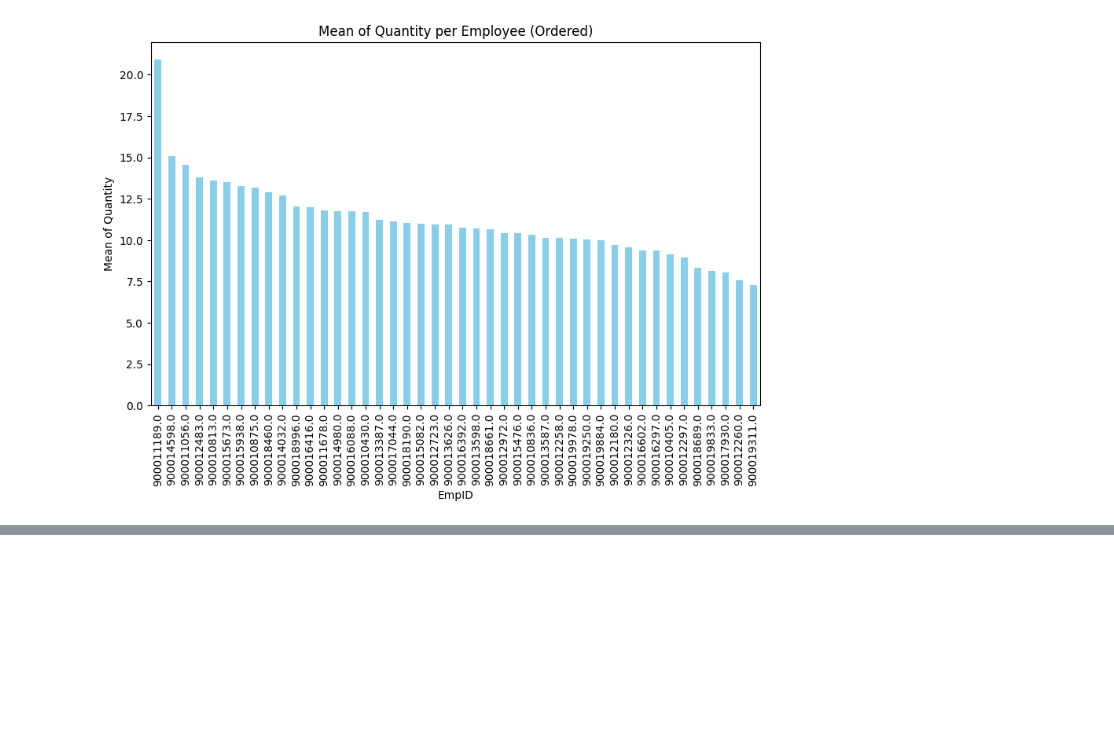
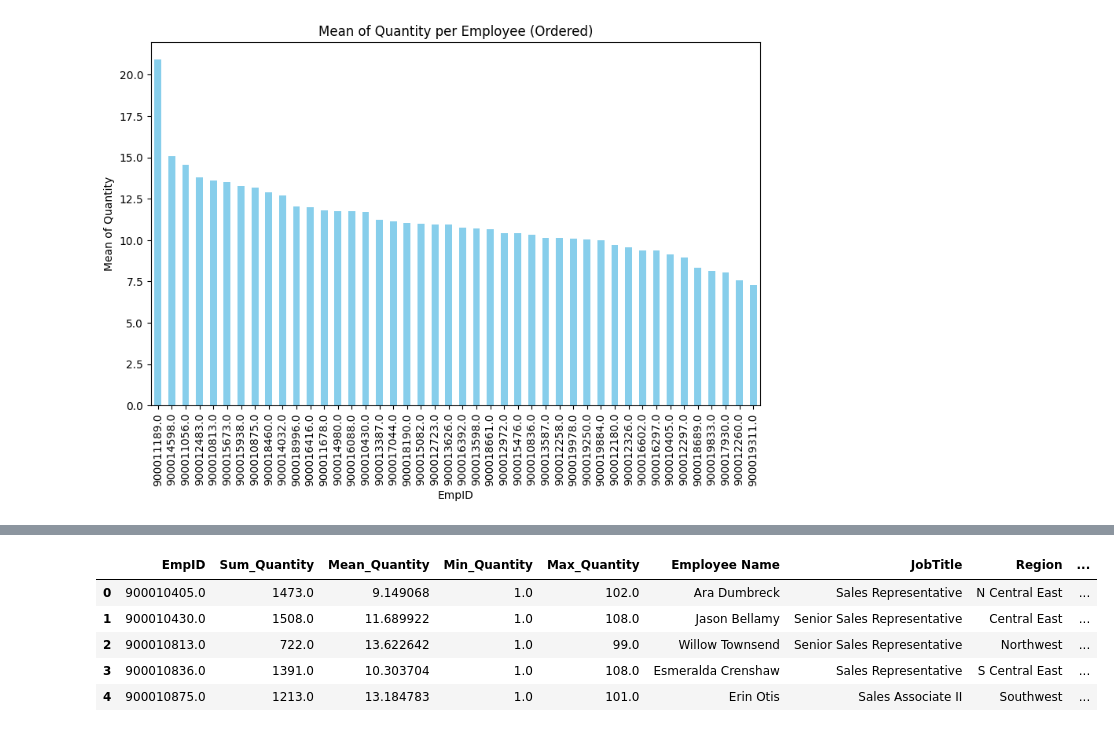
Before and after one commit to LinkedInLearning/complete-guide-to-analytics-engineering-3808116, a Jupyter notebook: data_merge.ipynb, the cells around one changed output, grey strips where cells are left out. Cells and saved outputs as stored; diff of their text form; code cells hidden in the pictures; blank space fills up the shorter version.

```diff
--- a/data_merge.ipynb
+++ b/data_merge.ipynb
@@ -111,3 +111,13 @@ plt.title('Mean of Quantity per Employee (Ordered)')
 plt.show()
 # %% [output]
 [figure]
+# %%
+summary_metrics_df = pd.DataFrame({
+	'EmpID': sum_sales_quantity.index,
+	'Sum_Quantity': sum_sales_quantity.values,
+	'Mean_Quantity': mean_sales_quantity.values,
+	'Min_Quantity': min_sales_quantity.values,
+	'Max_Quantity': max_sales_quantity.values
+})
+
+print(summary_metrics_df)
@@ -113,0 +142,13 @@ plt.show()
+# %%
+sales_associates_df = pd.read_csv('red_30_tech_us_sales_associates.csv')
+
+merged_df = summary_metrics_df.merge(sales_associates_df, on='EmpID', how='inner')
+
+merged_df.head()
+# %% [output]
+|  | EmpID | Sum_Quantity | Mean_Quantity | Min_Quantity | Max_Quantity | Employee Name | JobTitle | Region | ... |
+| 0 | 900010405.0 | 1473.0 | 9.149068 | 1.0 | 102.0 | Ara Dumbreck | Sales Representative | N Central East | ... |
+| 1 | 900010430.0 | 1508.0 | 11.689922 | 1.0 | 108.0 | Jason Bellamy | Senior Sales Representative | Central East | ... |
+| 2 | 900010813.0 | 722.0 | 13.622642 | 1.0 | 99.0 | Willow Townsend | Senior Sales Representative | Northwest | ... |
+| 3 | 900010836.0 | 1391.0 | 10.303704 | 1.0 | 108.0 | Esmeralda Crenshaw | Sales Representative | S Central East | ... |
+| 4 | 900010875.0 | 1213.0 | 13.184783 | 1.0 | 101.0 | Erin Otis | Sales Associate II | Southwest | ... |
```
Also changed, not shown: parts of 4 cells of this notebook.
